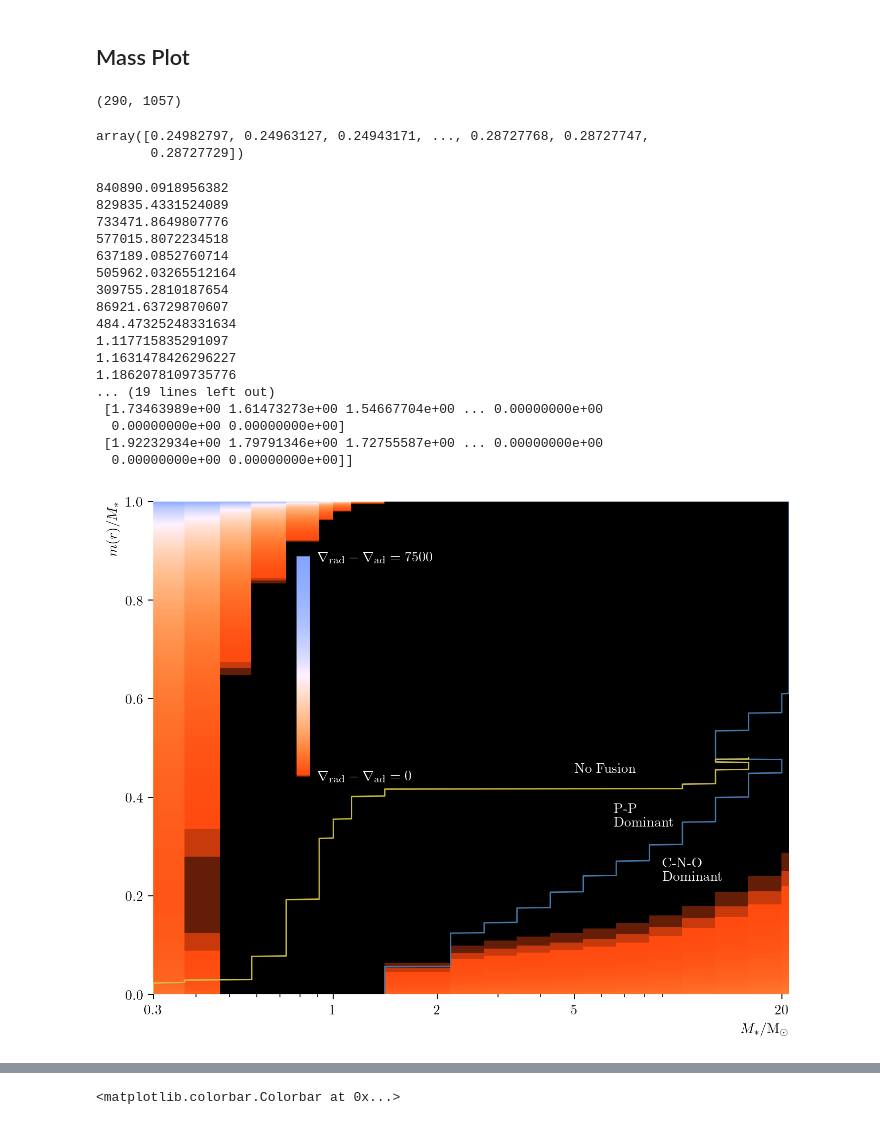
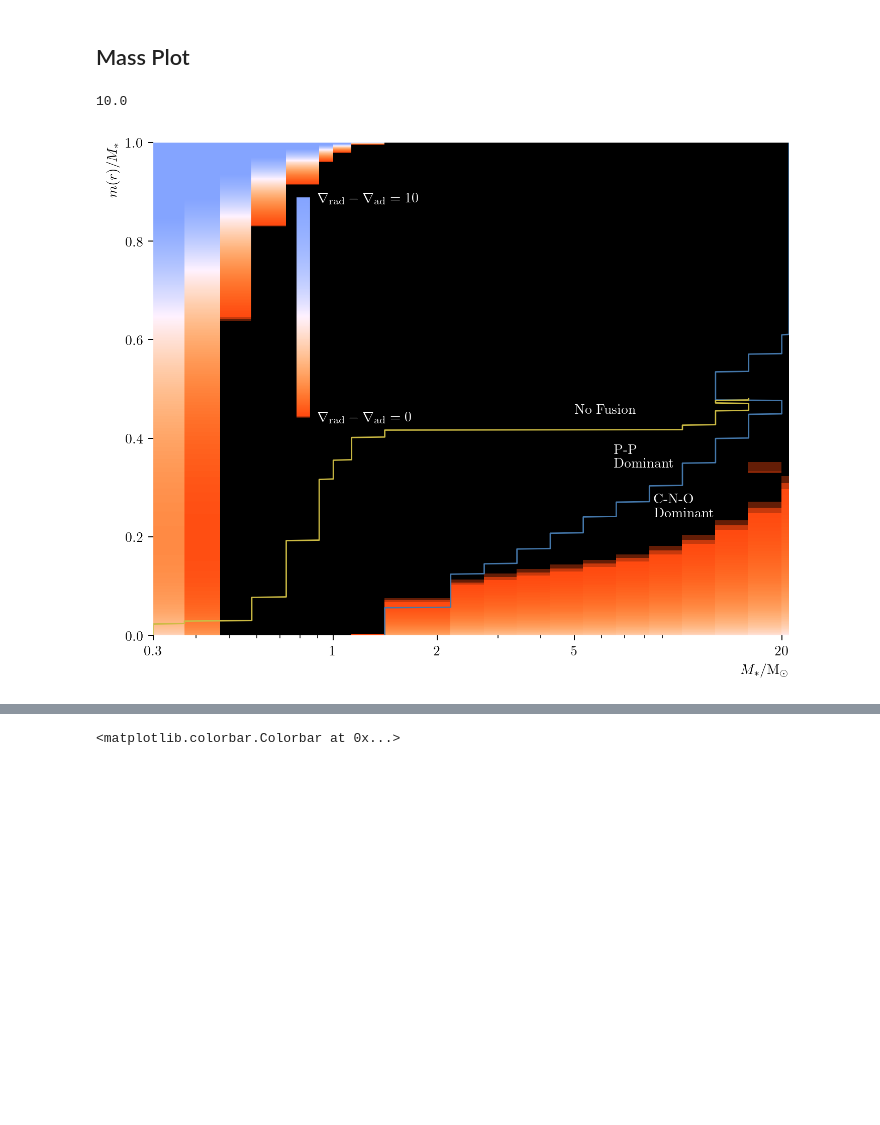
Before and after one commit to Professor-G/MESA, a Jupyter notebook: assignment_16.1.ipynb, the cells around one changed output, grey strips where cells are left out. Cells and saved outputs as stored; diff of their text form; code cells hidden in the pictures; blank space fills up the shorter version.

```diff
--- a/assignment_16.1.ipynb
+++ b/assignment_16.1.ipynb
@@ -340,18 +340,7 @@ def mass_ticks(x, y):
         tick = f"{x:.0f}"
     return tick
 bbody_cmap = gen_blackbody_cmap(2000, 10000, 500)
-# %%
-conv = model["gradT"] - model["grada"]
-np.sum(conv > 0), conv.size
-# %% [output]
-(290, 1057)
-# %%
-model["grada"]
-# %% [output]
-array([0.24982797, 0.24963127, 0.24943171, ..., 0.28727768, 0.28727747,
-       0.28727729])
 # %%
-img = []
 masses = []
 lengths = []
 convects = []
@@ -363,7 +352,6 @@ for model in models:
     masses.append(model["initial_mass"])
     norm_mass_pro = model["mass"] / model["initial_mass"]
     convectivity = model["gradr"] - model["grada"]
-    print(convectivity.max())
     pp = model["pp"]
     cno = model["cno"]
     lengths.append(model["num_zones"])
@@ -413,56 +401,38 @@ for cno, pp in zip(cno_dominant.T, pp_dominant.T):
 cno_boundary = np.array(cno_boundary)
 pp_boundary = np.array(pp_boundary)
 cno_boundary[np.isnan(cno_boundary)] = 21
+convects[convects > 10] = 10
 
-img = np.array(img)
-print(np.sum(convects > 0) / convects.size)
 fig, ax = plt.subplots(1, 1, dpi=200, figsize=(8, 6.5))
 X, Y = np.meshgrid(np.append(masses, 21), np.append(mass_pro, 1.01))
 im = ax.pcolor(X, Y, np.log10(1 + convects.T),
             #    extent=[masses[0], masses[-1], 0, 1], interpolation="nearest",
             #    aspect="auto", origin="lower"
                cmap=bbody_cmap)
 ax.plot(cno_boundary, mass_pro)
 ax.plot(pp_boundary, mass_pro, color=[0.8, 0.733, 0.267])
 ax.grid(False)
 # ax.set_yscale("log")
 ax.set_xscale("log")
 ax.set_xlim(0.3, 21)
 ax.set_ylim(0, 1.0)
 fig.set_facecolor("white")
 ax.xaxis.set_major_formatter(mass_ticks)
 ax.xaxis.set_ticks([0.3, 1, 2, 5, 20])
 cbar = fig.colorbar(im, ticks=[], shrink=0.45, aspect=15, location="left",
                     anchor=(0, 0.8), pad=-0.28)
 ax.set_xlabel(r"$M_*/\mathrm{M_\odot}$")
 ax.set_ylabel(r"$m(r)/M_*$")
 ax.annotate(r"$\nabla_\mathrm{rad} - \nabla_{\mathrm{ad}}=0$", (0.9, 0.435), c="white",
             zorder=5)
-ax.annotate(r"$\nabla_\mathrm{rad} - \nabla_{\mathrm{ad}}=7500$", (0.9, 0.88), c="white",
+ax.annotate(r"$\nabla_\mathrm{rad} - \nabla_{\mathrm{ad}}=10$", (0.9, 0.88), c="white",
             zorder=5)
 ax.annotate("P-P\nDominant", (6.5, 0.34), color="white")
-ax.annotate("C-N-O\nDominant", (9., 0.23), color="white")
+ax.annotate("C-N-O\nDominant", (8.5, 0.24), color="white")
 ax.annotate("No Fusion", (5, 0.45), color="white")
 fig.subplots_adjust(left=0.2)
 fig.savefig("m_heatmap.png", dpi=400)
 print(convects.max())
-print(convects)
 # %% [output]
-840890.0918956382
-829835.4331524089
-733471.8649807776
-577015.8072234518
-637189.0852760714
-505962.03265512164
-309755.2810187654
-86921.63729870607
-484.47325248331634
-1.117715835291097
-1.1631478426296227
-1.1862078109735776
-... (19 lines left out)
- [1.73463989e+00 1.61473273e+00 1.54667704e+00 ... 0.00000000e+00
-  0.00000000e+00 0.00000000e+00]
- [1.92232934e+00 1.79791346e+00 1.72755587e+00 ... 0.00000000e+00
-  0.00000000e+00 0.00000000e+00]]
+10.0
-[figure, old version]
+[figure, new version]
```
Also changed, not shown: parts of 2 cells of this notebook, 3 other files.
